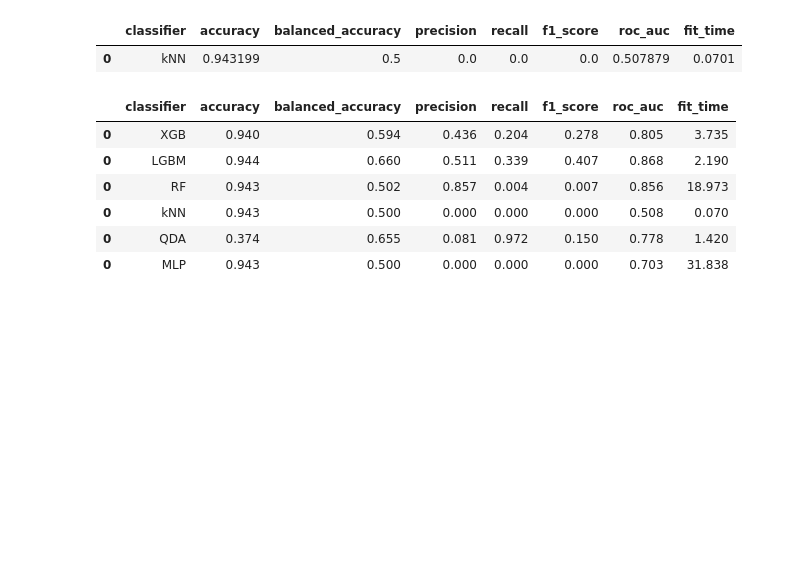
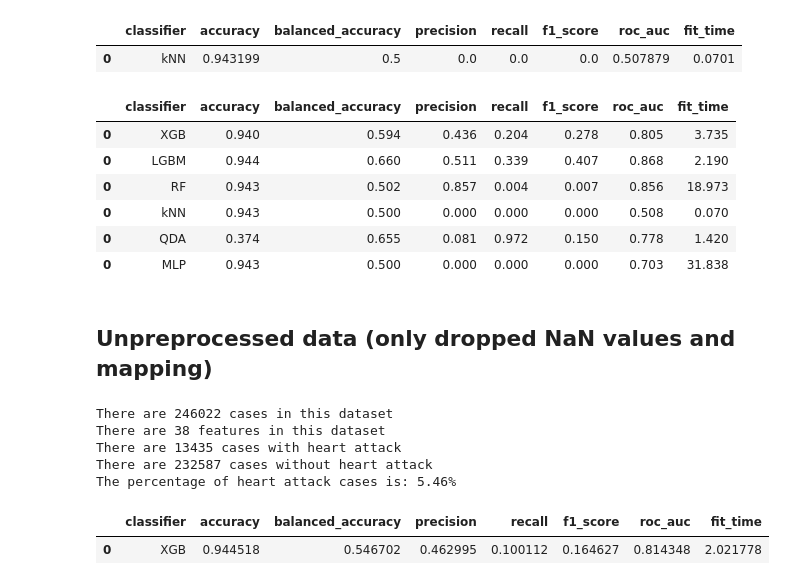
Before and after one commit to LazarosPan/Heart-Disease, a Jupyter notebook: Code/ml_all.ipynb, the cells around one changed output. Drawn from its saved outputs; the diff is of its cells as text; code cells hidden in the pictures; blank space fills up the shorter version.

```diff
--- a/Code/ml_all.ipynb
+++ b/Code/ml_all.ipynb
@@ -162,3 +165,5 @@ all_features_results
 | 0 | kNN | 0.943 | 0.500 | 0.000 | 0.000 | 0.000 | 0.508 | 0.070 |
 | 0 | QDA | 0.374 | 0.655 | 0.081 | 0.972 | 0.150 | 0.778 | 1.420 |
 | 0 | MLP | 0.943 | 0.500 | 0.000 | 0.000 | 0.000 | 0.703 | 31.838 |
+# %% [markdown]
+## Unpreprocessed data (only dropped NaN values and mapping)
@@ -164,0 +230,69 @@ all_features_results
+# %%
+df_mapped = map_categorical_features(df)
+
+
+# Separate target variable from feature variables
+X = df_mapped.drop('HadHeartAttack', axis=1, inplace=False)  # Features
+y = df_mapped['HadHeartAttack']
+
+X_train, X_test, y_train, y_test = train_test_split(X, y, test_size=0.2, stratify=y, random_state=13)
+
+original_dtypes = X_train.dtypes
+
+X_train = (X_train - X_train.min(axis=0)) / (X_train.max(axis=0)-X_train.min(axis=0))              # min max scale
+# X_train_scaled = (X_train - X_train.mean())/X_train.std() # If we use StandardScaler, the feature names will be lost, so we do it mannually.
+
+# x_scaled.hist(figsize=(16, 20), bins=30, edgecolor="black") # plot to show features after scaling
+# plt.subplots_adjust()
+
+# Cast back to original data types
+for column, dtype in original_dtypes.items():
+    X_train[column] = X_train[column].astype(dtype)
+
+
+original_dtypes = X_test.dtypes
+
+# Apply Min-Max scaling based on training set statistics
+X_test= (X_test - X_train.min(axis=0)) / (X_train.max(axis=0) - X_train.min(axis=0))
+
+# Cast back to original data types
+for column, dtype in original_dtypes.items():
+    X_test[column] = X_test[column].astype(dtype)
+# %%
+#how many cases are included in the dataset
+length = len(df_mapped)
+#how many features are in the dataset
+features = df_mapped.shape[1]-1 # - HadHeartAttack
+
+# Number of cases with heart attack
+hha_yes = len(df_mapped[df_mapped['HadHeartAttack']==1])
+
+#Number of cases without heart attack
+hha_no = len(df_mapped[df_mapped['HadHeartAttack']==0])
+
+#Rate of heart attacks over all cases
+rate = (float(hha_yes)/(length))*100
+
+print ("There are "+ str(len(df_mapped))+" cases in this dataset")
+print ("There are {}".format(features)+" features in this dataset")
+print ("There are {}".format(hha_yes)+" cases with heart attack")
+print ("There are {}".format(hha_no)+" cases without heart attack")
+print ("The percentage of heart attack cases is: {:.2f}%".format(rate))
+# %% [output]
+There are 246022 cases in this dataset
+There are 38 features in this dataset
+There are 13435 cases with heart attack
+There are 232587 cases without heart attack
+The percentage of heart attack cases is: 5.46%
+# %%
+xgb = XGBClassifier(booster='gbtree', validate_parameters=True, subsample=0.6 , random_state=13)
+metrics_xgb = train_evaluate_single(xgb, X_train, y_train, X_test, y_test, classifier_name="XGB")
+
+# Store metrics in a DataFrame
+metrics_df_xgb = pd.DataFrame([metrics_xgb])
+metrics_df_xgb
+
+# https://xgboost.readthedocs.io/en/latest/parameter.html#learning-task-parameters
+# %% [output]
+|  | classifier | accuracy | balanced_accuracy | precision | recall | f1_score | roc_auc | fit_time |
+| 0 | XGB | 0.944518 | 0.546702 | 0.462995 | 0.100112 | 0.164627 | 0.814348 | 2.021778 |
```
Also changed, not shown: parts of 11 cells of this notebook, 3 other files.
